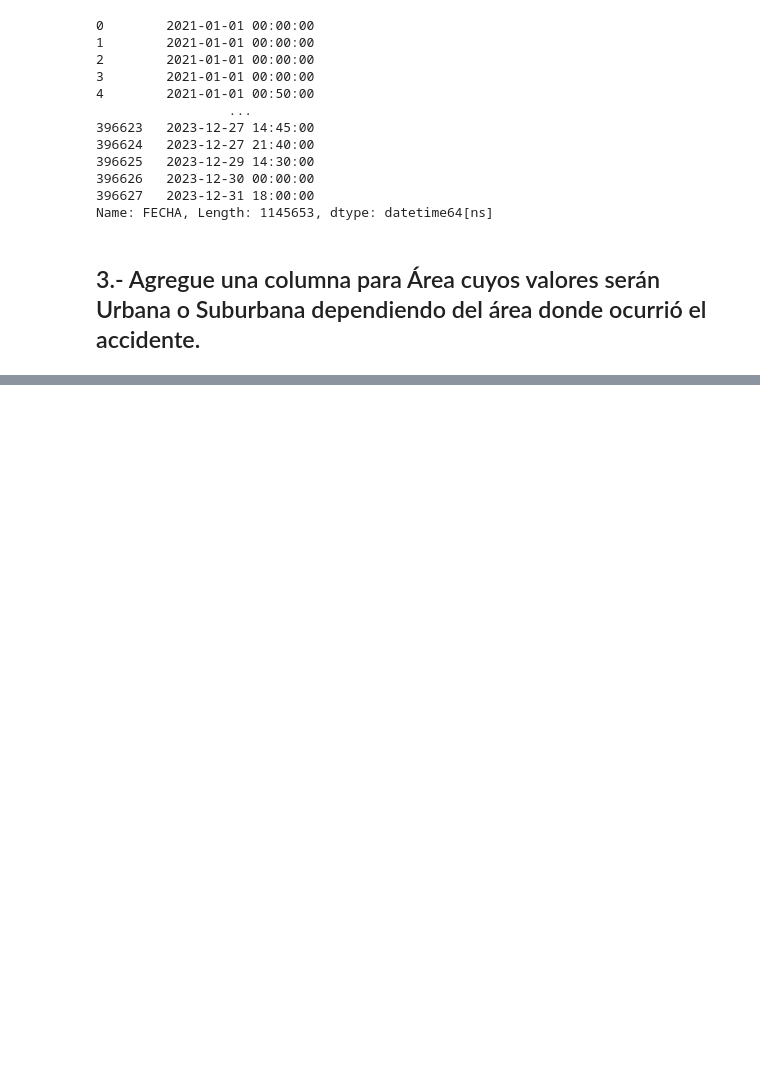
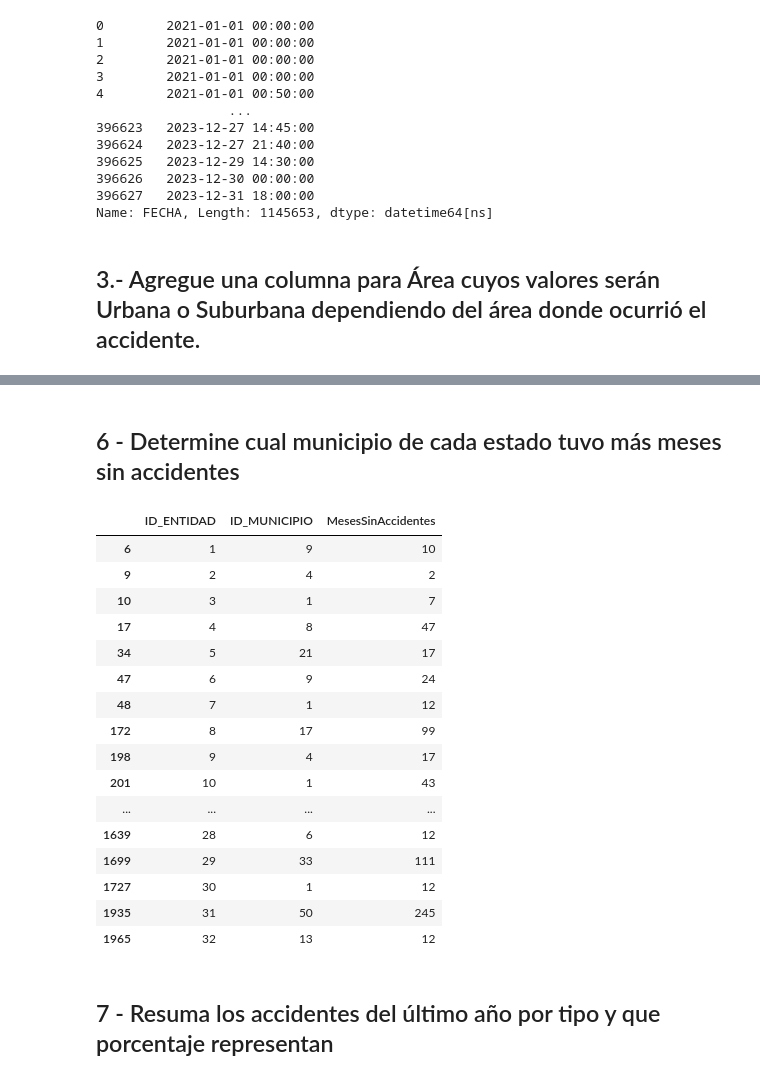
Before and after one commit to KingSplatt/ATUS, a Jupyter notebook: ejercicio-atus.ipynb, the cells around one changed output, grey strips where cells are left out. Saved outputs shown, nothing was run; the diff lists cells and outputs as text; code cells hidden in the pictures; blank space fills up the shorter version.

```diff
--- a/ejercicio-atus.ipynb
+++ b/ejercicio-atus.ipynb
@@ -116,0 +163,31 @@ Name: FECHA, Length: 1145653, dtype: object
+# %% [markdown]
+## 6 - Determine cual municipio de cada estado tuvo más meses sin accidentes
+# %%
+
+MesesSinAccidentes = DatosUltimosTresAnios[DatosUltimosTresAnios['AREA'].isnull() & DatosUltimosTresAnios.isin(['2021']).any(axis=1)]
+
+resultado = MesesSinAccidentes.groupby(['ID_ENTIDAD', 'ID_MUNICIPIO']).size().reset_index(name='MesesSinAccidentes')
+
+municipiosMaxMesesSinAccidentes = resultado.loc[resultado.groupby('ID_ENTIDAD')['MesesSinAccidentes'].idxmax()]
+
+municipiosMaxMesesSinAccidentes
+# %% [output]
+|  | ID_ENTIDAD | ID_MUNICIPIO | MesesSinAccidentes |
+| 6 | 1 | 9 | 10 |
+| 9 | 2 | 4 | 2 |
+| 10 | 3 | 1 | 7 |
+| 17 | 4 | 8 | 47 |
+| 34 | 5 | 21 | 17 |
+| 47 | 6 | 9 | 24 |
+| 48 | 7 | 1 | 12 |
+| 172 | 8 | 17 | 99 |
+| 198 | 9 | 4 | 17 |
+| 201 | 10 | 1 | 43 |
+| ... | ... | ... | ... |
+| 1639 | 28 | 6 | 12 |
+| 1699 | 29 | 33 | 111 |
+| 1727 | 30 | 1 | 12 |
+| 1935 | 31 | 50 | 245 |
+| 1965 | 32 | 13 | 12 |
+# %% [markdown]
+## 7 - Resuma los accidentes del último año por tipo y que porcentaje representan
```
Also changed, not shown: parts of 13 cells of this notebook.
